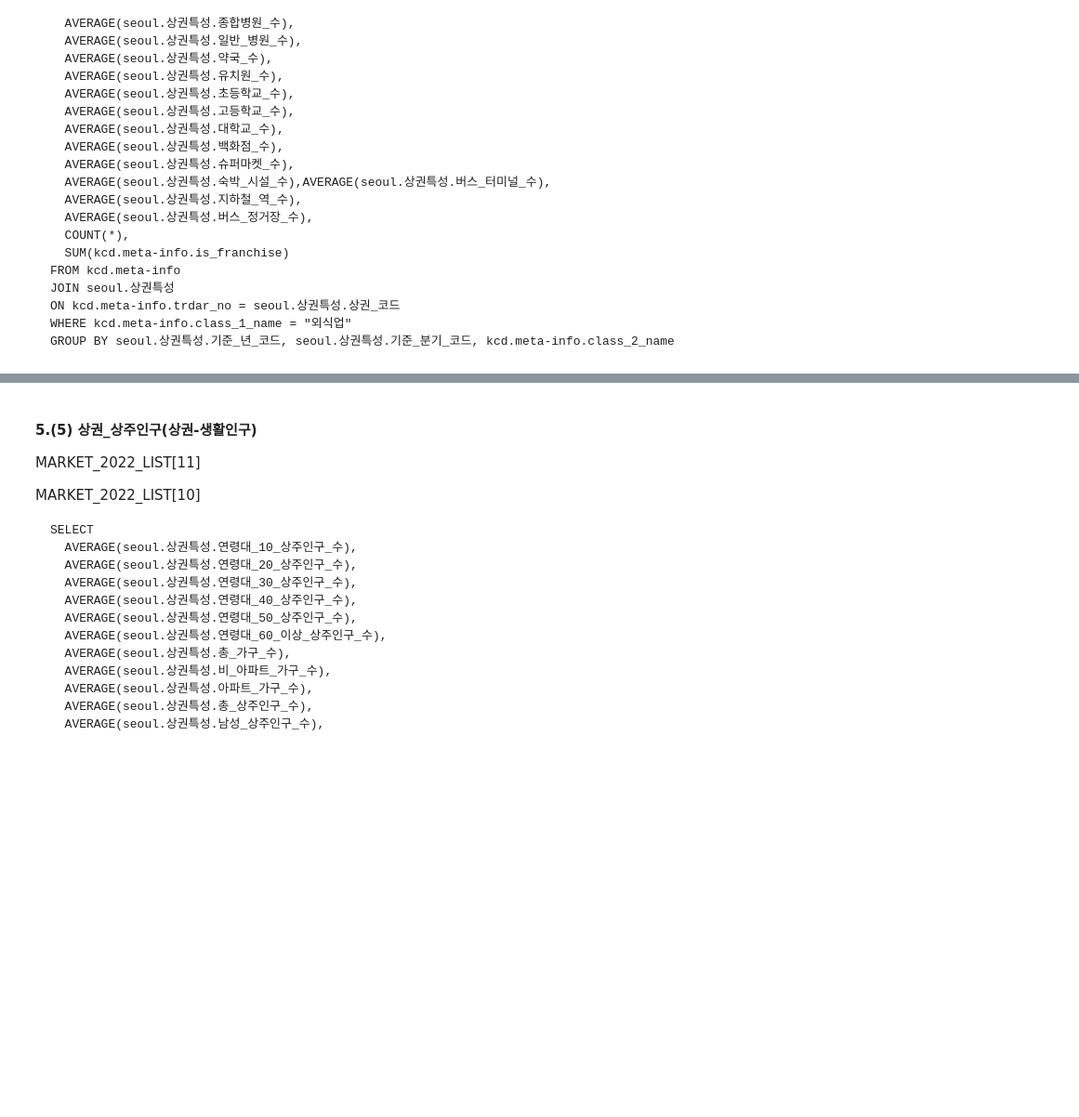
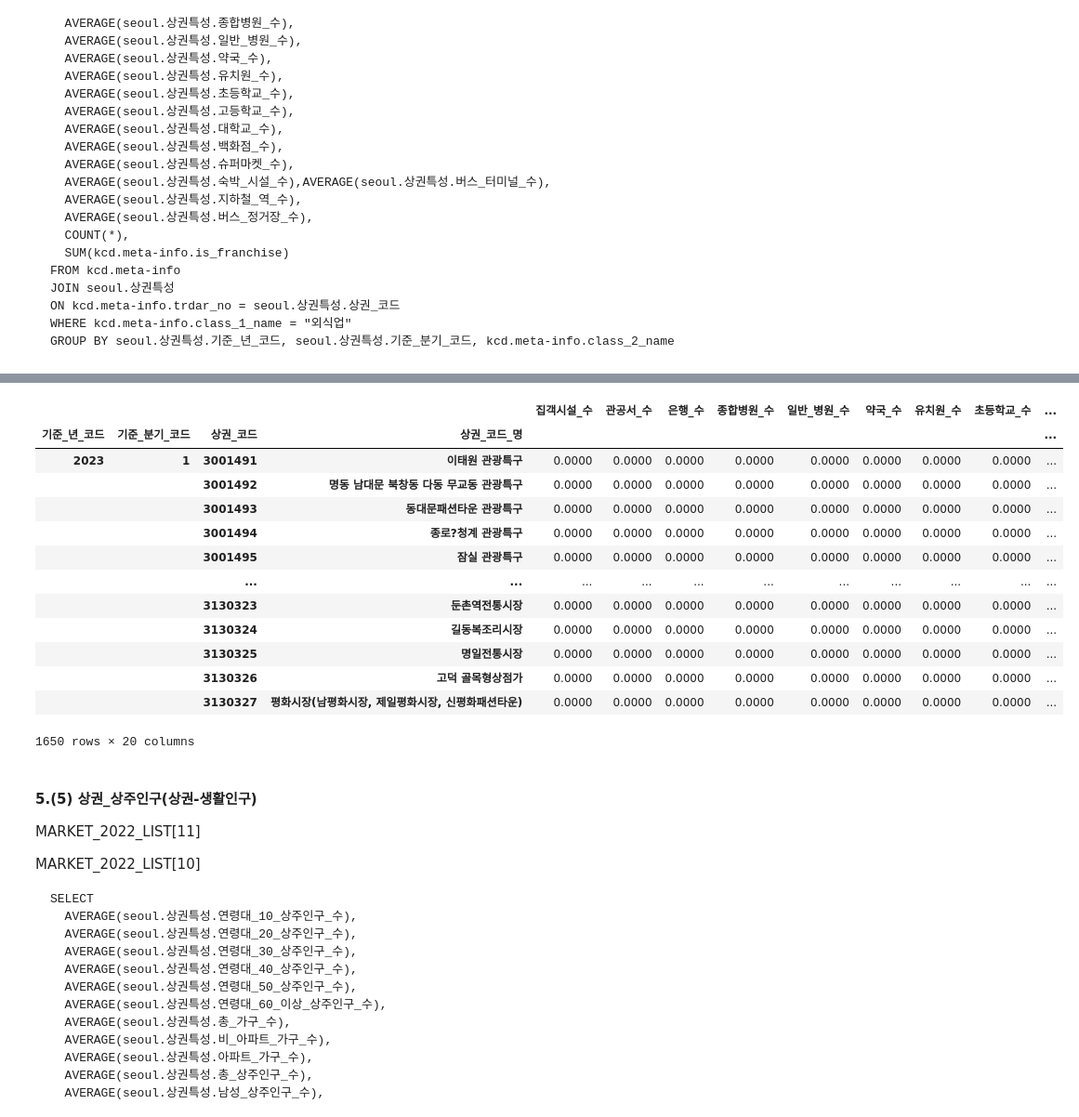
Before and after one commit to Gayeon6423/2023BigContest, a Jupyter notebook: [SALES_FIELD]_GRADE_TRANSFORMATION.ipynb, the cells around one changed output, grey strips where cells are left out. Shown at 93% size. Drawn from its saved outputs; the diff is of its cells as text; code cells hidden in the pictures; blank space fills up the shorter version.

```diff
--- a/[SALES_FIELD]_GRADE_TRANSFORMATION.ipynb
+++ b/[SALES_FIELD]_GRADE_TRANSFORMATION.ipynb
@@ -132,0 +136,3 @@ MERGE_2023_NAZERO_DATA = MERGE_2023_DATA.fillna(0)
+# %%
+MERGE_2023_DATA = MERGE_2023_DATA[MERGE_2023_DATA["상권_코드_명"].isna() == False]
+MERGE_2023_DATA
@@ -443,3 +624,41 @@ display(MERGE_2022_NAZERO_DATA.groupby(["기준_년_코드", "기준_분기_코
+# %%
+display(MERGE_2023_DATA.fillna(0).groupby(
+    ["기준_년_코드", "기준_분기_코드", "상권_코드", "상권_코드_명"]
+    )[["집객시설_수",
+       "관공서_수",
+       "은행_수",
+       "종합병원_수",
+       "일반_병원_수",
+       "약국_수",
+       "유치원_수",
+       "초등학교_수",
+       "중학교_수",
+       "고등학교_수",
+       "대학교_수",
+       "백화점_수",
+       "슈퍼마켓_수",
+       "극장_수",
+       "숙박_시설_수",
+       "공항_수",
+       "철도_역_수",
+       "버스_터미널_수",
+       "지하철_역_수",
+       "버스_정거장_수"]].agg("mean"))
+# %% [output]
+|  |  |  |  | 집객시설_수 | 관공서_수 | 은행_수 | 종합병원_수 | 일반_병원_수 | 약국_수 | 유치원_수 | 초등학교_수 | ... |
+| 기준_년_코드 | 기준_분기_코드 | 상권_코드 | 상권_코드_명 |  |  |  |  |  |  |  |  | ... |
+| 2023 | 1 | 3001491 | 이태원 관광특구 | 0.0000 | 0.0000 | 0.0000 | 0.0000 | 0.0000 | 0.0000 | 0.0000 | 0.0000 | ... |
+|  |  | 3001492 | 명동 남대문 북창동 다동 무교동 관광특구 | 0.0000 | 0.0000 | 0.0000 | 0.0000 | 0.0000 | 0.0000 | 0.0000 | 0.0000 | ... |
+|  |  | 3001493 | 동대문패션타운 관광특구 | 0.0000 | 0.0000 | 0.0000 | 0.0000 | 0.0000 | 0.0000 | 0.0000 | 0.0000 | ... |
+|  |  | 3001494 | 종로?청계 관광특구 | 0.0000 | 0.0000 | 0.0000 | 0.0000 | 0.0000 | 0.0000 | 0.0000 | 0.0000 | ... |
+|  |  | 3001495 | 잠실 관광특구 | 0.0000 | 0.0000 | 0.0000 | 0.0000 | 0.0000 | 0.0000 | 0.0000 | 0.0000 | ... |
+|  |  | ... | ... | ... | ... | ... | ... | ... | ... | ... | ... | ... |
+|  |  | 3130323 | 둔촌역전통시장 | 0.0000 | 0.0000 | 0.0000 | 0.0000 | 0.0000 | 0.0000 | 0.0000 | 0.0000 | ... |
+|  |  | 3130324 | 길동복조리시장 | 0.0000 | 0.0000 | 0.0000 | 0.0000 | 0.0000 | 0.0000 | 0.0000 | 0.0000 | ... |
+|  |  | 3130325 | 명일전통시장 | 0.0000 | 0.0000 | 0.0000 | 0.0000 | 0.0000 | 0.0000 | 0.0000 | 0.0000 | ... |
+|  |  | 3130326 | 고덕 골목형상점가 | 0.0000 | 0.0000 | 0.0000 | 0.0000 | 0.0000 | 0.0000 | 0.0000 | 0.0000 | ... |
+|  |  | 3130327 | 평화시장(남평화시장, 제일평화시장, 신평화패션타운) | 0.0000 | 0.0000 | 0.0000 | 0.0000 | 0.0000 | 0.0000 | 0.0000 | 0.0000 | ... |
+1650 rows × 20 columns
 # %% [markdown]
 #### 5.(5) 상권_상주인구(상권-생활인구)
 
```
Also changed, not shown: parts of 32 cells of this notebook.
